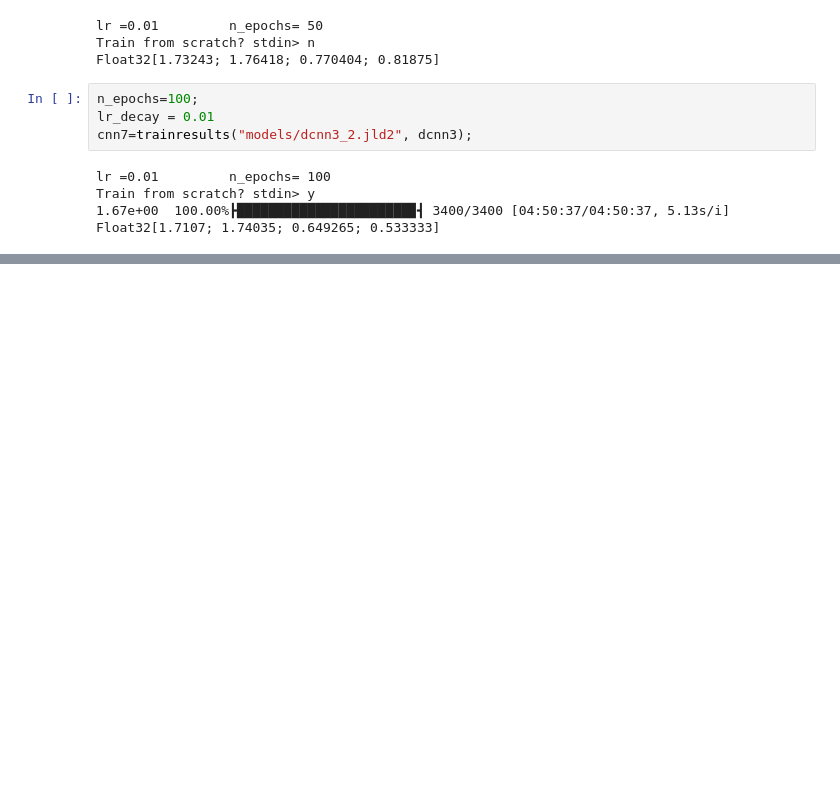
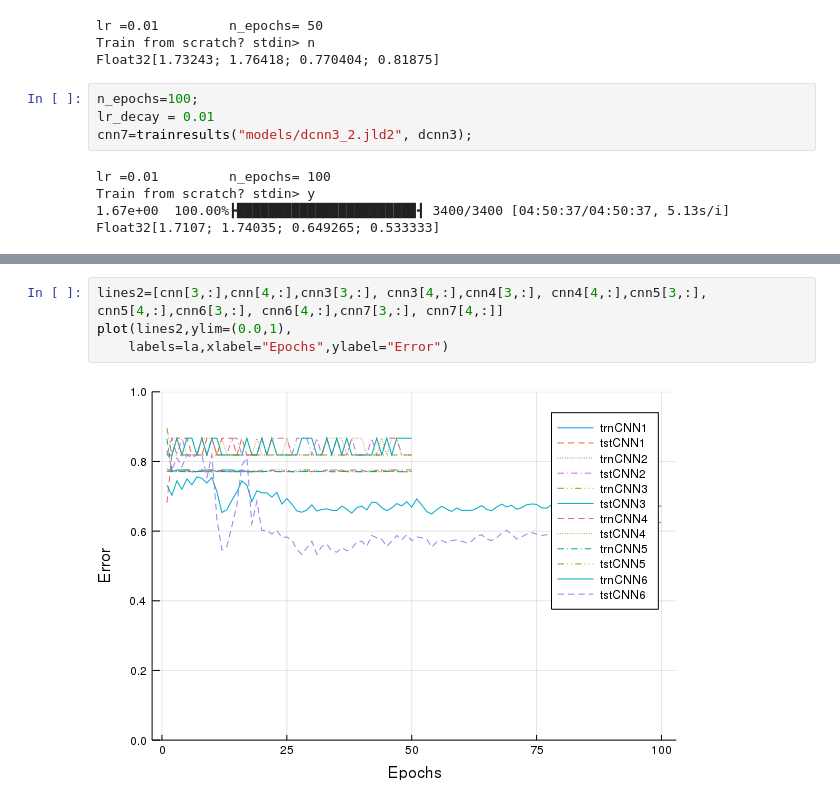
Before and after one commit to alabrashJr/DCNN-Julia, a Jupyter notebook: DCNN.ipynb, the cells around one changed output, grey strips where cells are left out. Saved outputs shown, nothing was run; the diff lists cells and outputs as text; blank space fills up the shorter version.

```diff
--- a/DCNN.ipynb
+++ b/DCNN.ipynb
@@ -432,0 +493,6 @@ plot([cnn[3,:], cnn[4,:]],ylim=(0.0,0.03),
+# %%
+lines2=[cnn[3,:],cnn[4,:],cnn3[3,:], cnn3[4,:],cnn4[3,:], cnn4[4,:],cnn5[3,:], cnn5[4,:],cnn6[3,:], cnn6[4,:],cnn7[3,:], cnn7[4,:]]
+plot(lines2,ylim=(0.0,1),
+    labels=la,xlabel="Epochs",ylabel="Error")
+# %% [output]
+[figure, added]
```
Also changed, not shown: parts of 22 cells of this notebook.
